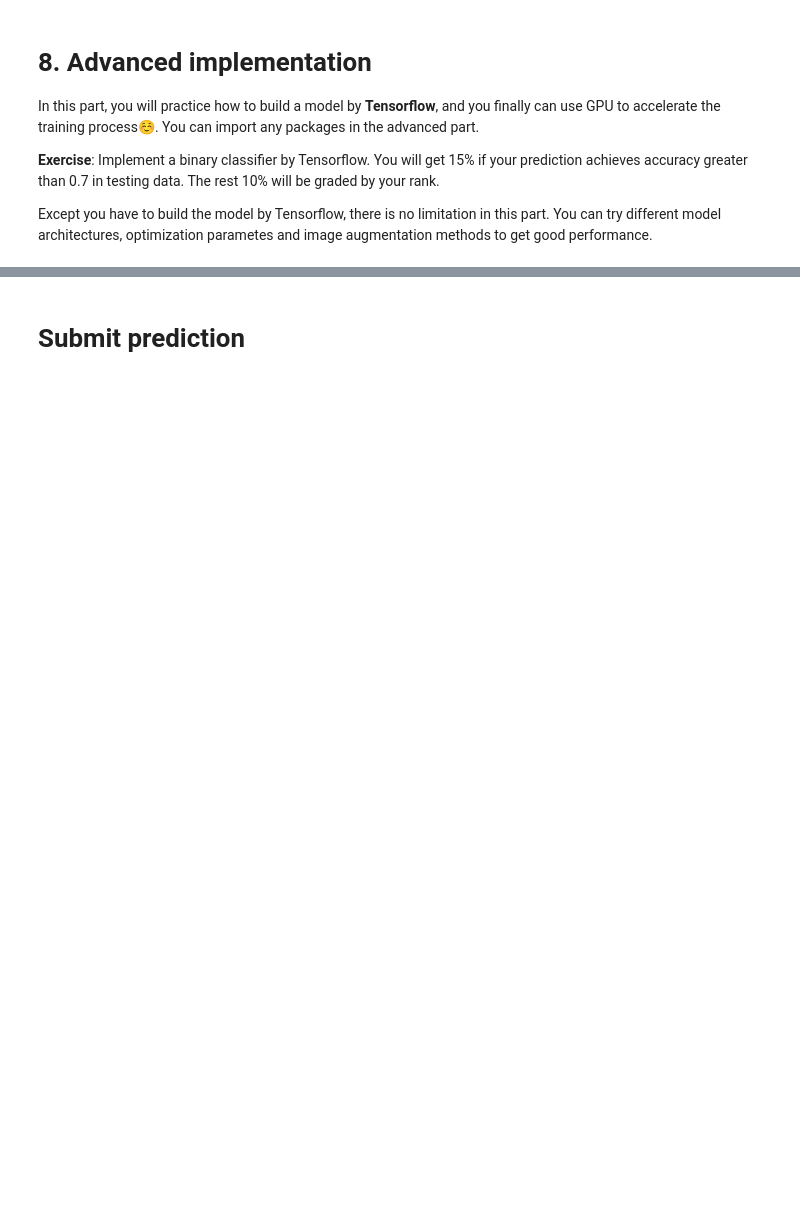
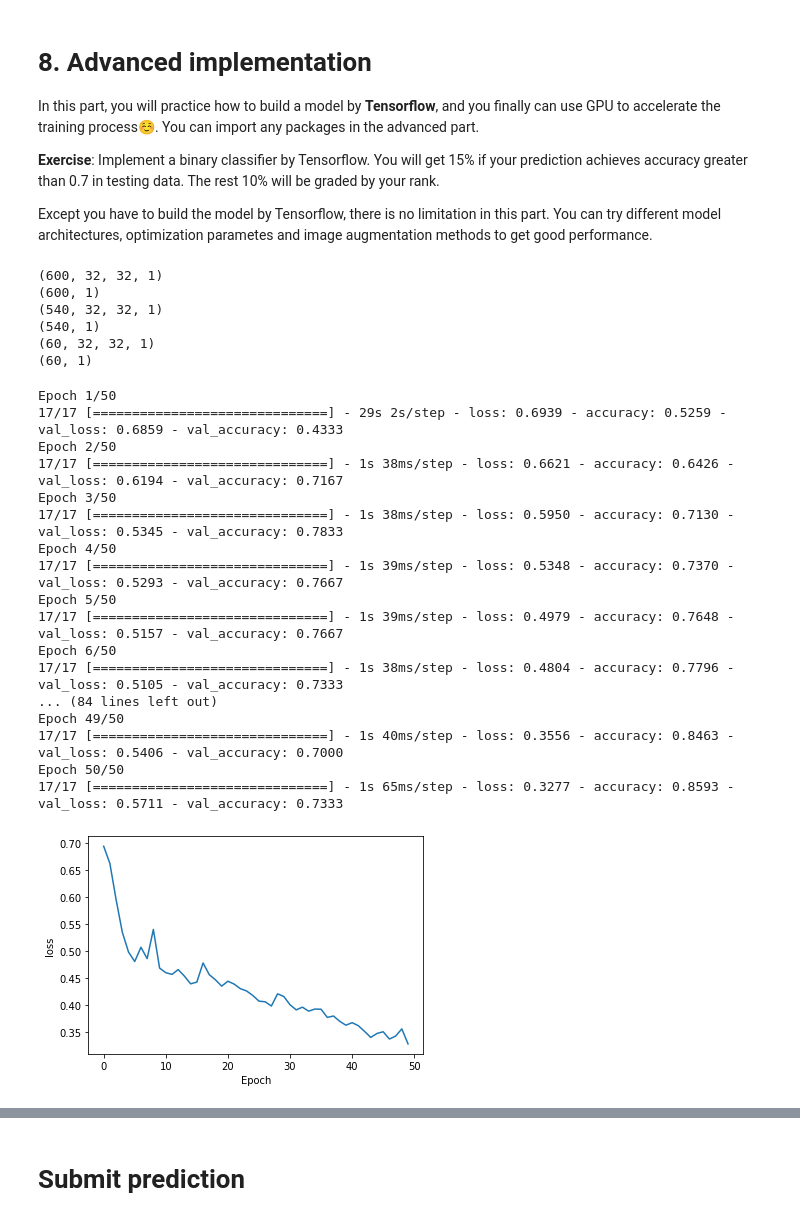
Before and after one commit to JimLi93/machine-learning-course, a Jupyter notebook: Assignment4/hw4.ipynb, the cells around one changed output, grey strips where cells are left out. Saved outputs shown, nothing was run; the diff lists cells and outputs as text; code cells hidden in the pictures; blank space fills up the shorter version.

```diff
--- a/Assignment4/hw4.ipynb
+++ b/Assignment4/hw4.ipynb
@@ -1142,3 +1258,22 @@ from tensorflow.keras import layers, models
 # GRADED CODE: Advanced implementation
 ### Data preprocess & augmentation ###
 #You may have to adjust the shape of y_train
+X_advanced = X_train
+y_advanced = y_train.T
+X_advanced_train = X_train_data
+y_advanced_train = y_train_data.T
+X_advanced_valid = X_valid
+y_advanced_valid = y_valid.T
+print(X_advanced.shape)
+print(y_advanced.shape)
+print(X_advanced_train.shape)
+print(y_advanced_train.shape)
+print(X_advanced_valid.shape)
+print(y_advanced_valid.shape)
+# %% [output]
+(600, 32, 32, 1)
+(600, 1)
+(540, 32, 32, 1)
+(540, 1)
+(60, 32, 32, 1)
+(60, 1)
@@ -1148,2 +1280,45 @@ from tensorflow.keras import layers, models
+# %%
+# GRADED CODE: Advanced implementation
+### Start training ###
+model = models.Sequential()
+model.add(layers.Conv2D(32, (3, 3), activation='relu', input_shape=(32,32,1)))
+model.add(layers.MaxPooling2D((2, 2)))
+model.add(layers.Conv2D(64, (3, 3), activation='relu'))
+model.add(layers.MaxPooling2D((2, 2)))
+model.add(layers.Conv2D(64, (3, 3), activation='relu'))
+model.add(layers.Flatten())
+model.add(layers.Dense(64, activation='relu'))
+model.add(layers.Dense(1, activation='sigmoid'))
+#model.summary()
+
+model.compile(optimizer='adam',
+              loss='binary_crossentropy',
+              metrics=['accuracy'])
+
+history = model.fit(X_advanced_train, y_advanced_train, epochs=50, validation_data=(X_advanced_valid, y_advanced_valid))
+
+plt.plot(history.history['loss'])
+plt.xlabel('Epoch')
+plt.ylabel('loss')
+plt.show()
+# %% [output]
+Epoch 1/50
+17/17 [==============================] - 29s 2s/step - loss: 0.6939 - accuracy: 0.5259 - val_loss: 0.6859 - val_accuracy: 0.4333
+Epoch 2/50
+17/17 [==============================] - 1s 38ms/step - loss: 0.6621 - accuracy: 0.6426 - val_loss: 0.6194 - val_accuracy: 0.7167
+Epoch 3/50
+17/17 [==============================] - 1s 38ms/step - loss: 0.5950 - accuracy: 0.7130 - val_loss: 0.5345 - val_accuracy: 0.7833
+Epoch 4/50
+17/17 [==============================] - 1s 39ms/step - loss: 0.5348 - accuracy: 0.7370 - val_loss: 0.5293 - val_accuracy: 0.7667
+Epoch 5/50
+17/17 [==============================] - 1s 39ms/step - loss: 0.4979 - accuracy: 0.7648 - val_loss: 0.5157 - val_accuracy: 0.7667
+Epoch 6/50
+17/17 [==============================] - 1s 38ms/step - loss: 0.4804 - accuracy: 0.7796 - val_loss: 0.5105 - val_accuracy: 0.7333
+... (84 lines left out)
+Epoch 49/50
+17/17 [==============================] - 1s 40ms/step - loss: 0.3556 - accuracy: 0.8463 - val_loss: 0.5406 - val_accuracy: 0.7000
+Epoch 50/50
+17/17 [==============================] - 1s 65ms/step - loss: 0.3277 - accuracy: 0.8593 - val_loss: 0.5711 - val_accuracy: 0.7333
+[figure, added]
 # %%
 pred_test = model.predict(X_test)
```
Also changed, not shown: parts of 34 cells of this notebook.
